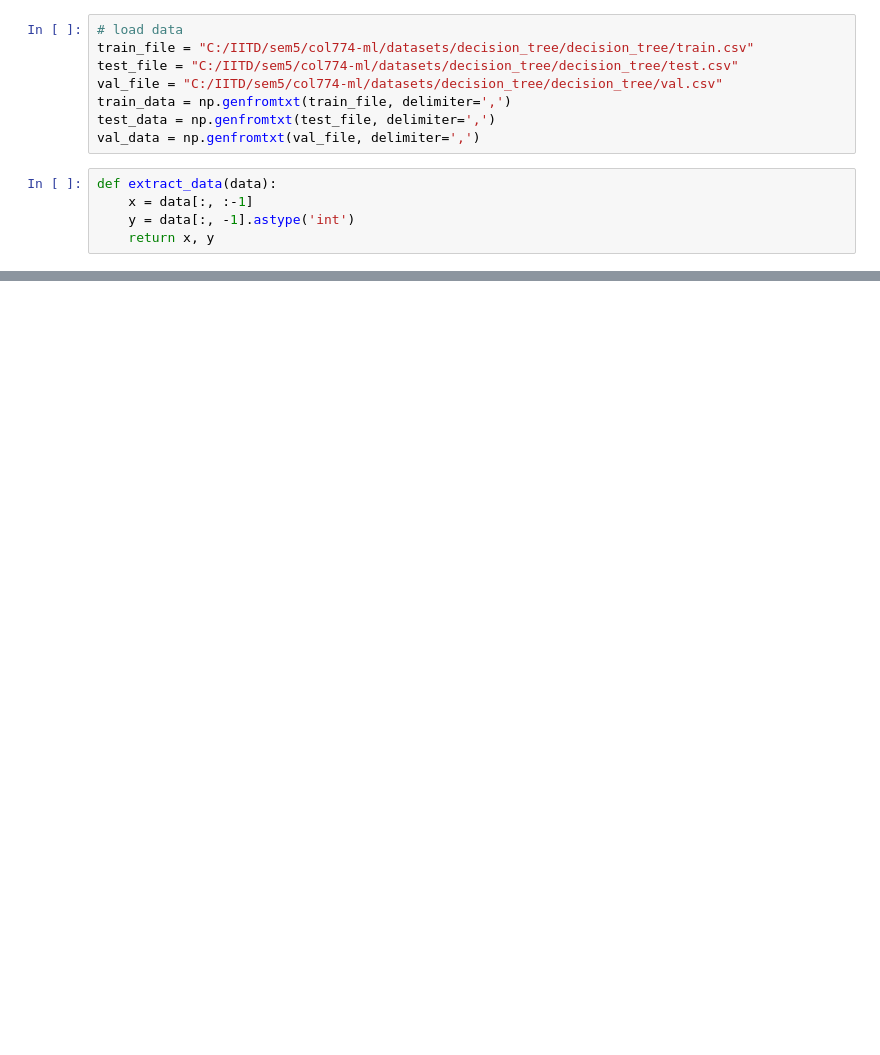
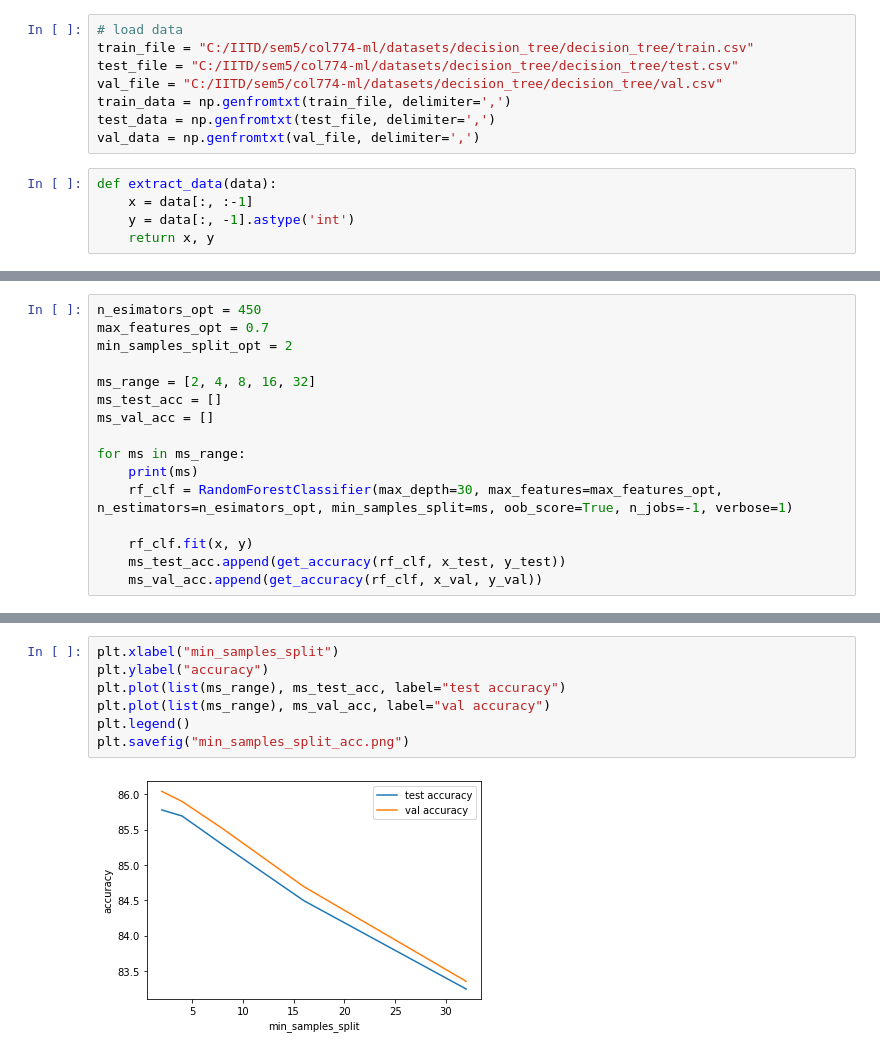
Before and after one commit to sohamvg/col774-machine-learning, a Jupyter notebook: assignment3/q1_random_forest.ipynb, the cells around one changed output, grey strips where cells are left out. Saved outputs shown, nothing was run; the diff lists cells and outputs as text; blank space fills up the shorter version.

```diff
--- a/assignment3/q1_random_forest.ipynb
+++ b/assignment3/q1_random_forest.ipynb
@@ -61,0 +180,16 @@ NameError: name 'gs_clf' is not defined
+# %%
+n_esimators_opt = 450
+max_features_opt = 0.7
+min_samples_split_opt = 2
+
+ms_range = [2, 4, 8, 16, 32]
+ms_test_acc = []
+ms_val_acc = []
+
+for ms in ms_range:
+    print(ms)
+    rf_clf = RandomForestClassifier(max_depth=30, max_features=max_features_opt, n_estimators=n_esimators_opt, min_samples_split=ms, oob_score=True, n_jobs=-1, verbose=1)
+
+    rf_clf.fit(x, y)
+    ms_test_acc.append(get_accuracy(rf_clf, x_test, y_test))
+    ms_val_acc.append(get_accuracy(rf_clf, x_val, y_val))
@@ -61,0 +214,9 @@ NameError: name 'gs_clf' is not defined
+# %%
+plt.xlabel("min_samples_split")
+plt.ylabel("accuracy")
+plt.plot(list(ms_range), ms_test_acc, label="test accuracy")
+plt.plot(list(ms_range), ms_val_acc, label="val accuracy")
+plt.legend()
+plt.savefig("min_samples_split_acc.png")
+# %% [output]
+[figure, added]
```
Also changed, not shown: parts of 17 cells of this notebook, 4 other files.
